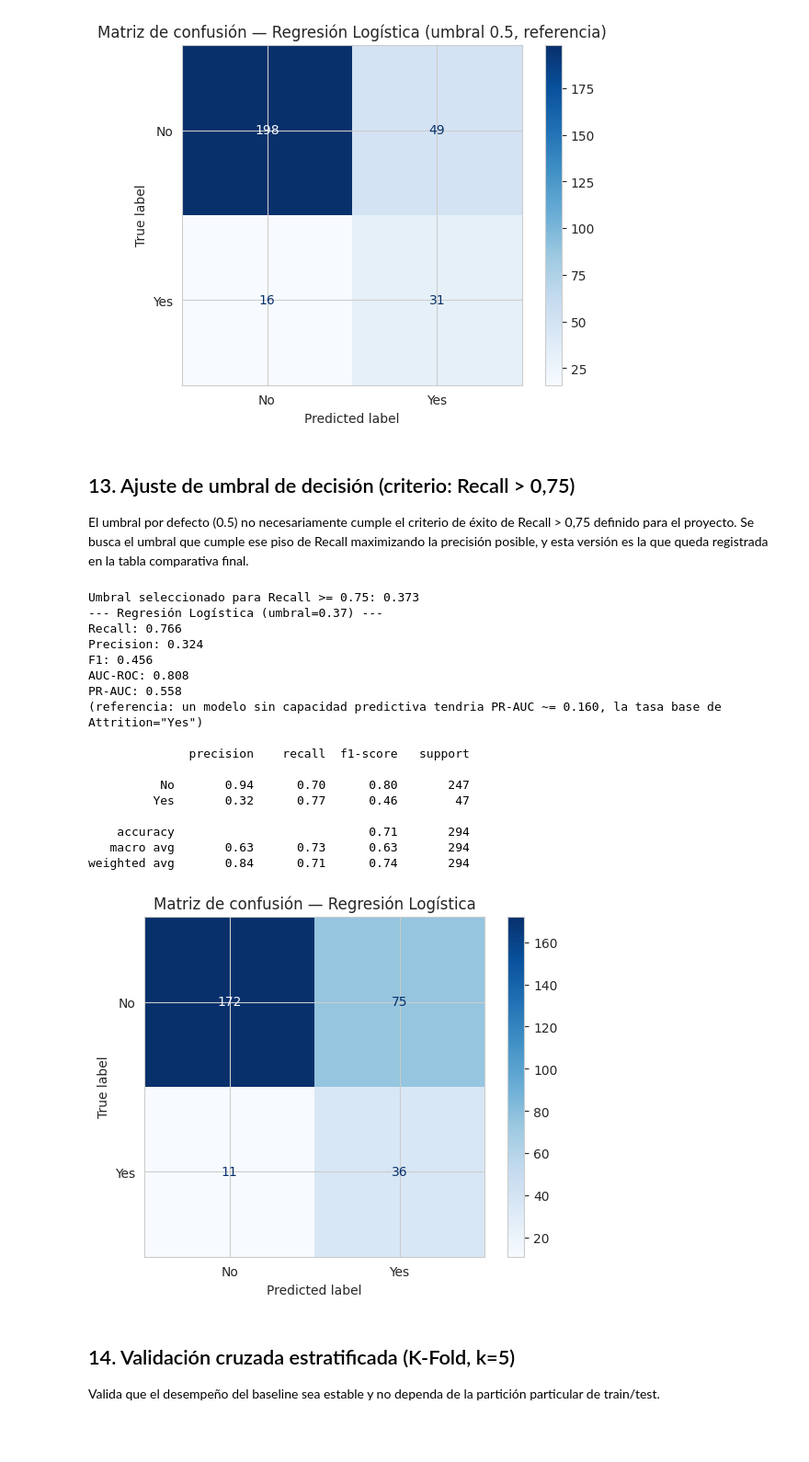
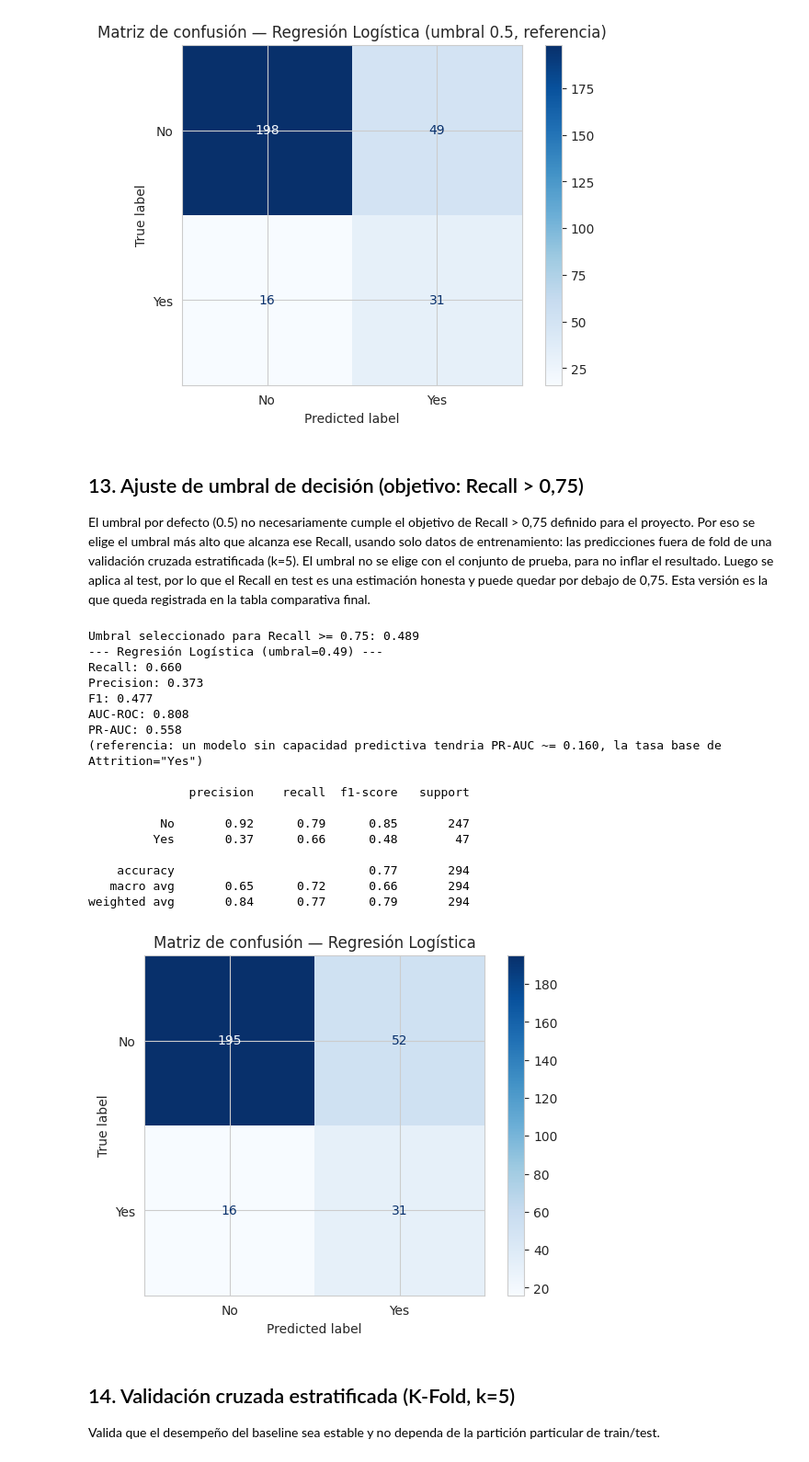
Before and after one commit to guss1976/TrabajoFinalCienciaDatos, a Jupyter notebook: Trabajo_Final_Integrador_ver3.ipynb, the cells around one changed output. Shown at 92% size. Saved outputs shown, nothing was run; the diff lists cells and outputs as text; code cells hidden in the pictures; blank space fills up the shorter version.

```diff
--- a/Trabajo_Final_Integrador_ver3.ipynb
+++ b/Trabajo_Final_Integrador_ver3.ipynb
@@ -360,6 +360,14 @@ def umbral_para_recall_objetivo(y_true, y_proba, recall_objetivo=0.75):
         return 0.0
     umbral_optimo = max(candidatos, key=lambda x: x[1])[0]
     return umbral_optimo
+
+from sklearn.model_selection import cross_val_predict
+
+def umbral_desde_train(pipe, recall_objetivo=0.75):
+    """Elige el umbral solo con datos de entrenamiento (predicciones fuera de fold)."""
+    cv_umbral = StratifiedKFold(n_splits=5, shuffle=True, random_state=RANDOM_STATE)
+    oof = cross_val_predict(pipe, X_train, y_train, cv=cv_umbral, method='predict_proba')[:, 1]
+    return umbral_para_recall_objetivo(y_train, oof, recall_objetivo)
 # %% [markdown]
 ## 12. Modelo baseline: Regresión Logística
 
@@ -395,35 +402,33 @@ PR-AUC: 0.558
 weighted avg       0.84      0.78      0.80       294
 [figure]
 # %% [markdown]
-## 13. Ajuste de umbral de decisión (criterio: Recall > 0,75)
+## 13. Ajuste de umbral de decisión (objetivo: Recall > 0,75)
 
-El umbral por defecto (0.5) no necesariamente cumple el criterio de éxito de Recall > 0,75 definido para el
-proyecto. Se busca el umbral que cumple ese piso de Recall maximizando la precisión posible, y esta versión
-es la que queda registrada en la tabla comparativa final.
+El umbral por defecto (0.5) no necesariamente cumple el objetivo de Recall > 0,75 definido para el proyecto. Por eso se elige el umbral más alto que alcanza ese Recall, usando solo datos de entrenamiento: las predicciones fuera de fold de una validación cruzada estratificada (k=5). El umbral no se elige con el conjunto de prueba, para no inflar el resultado. Luego se aplica al test, por lo que el Recall en test es una estimación honesta y puede quedar por debajo de 0,75. Esta versión es la que queda registrada en la tabla comparativa final.
 # %%
-umbral_logreg = umbral_para_recall_objetivo(y_test, proba_logreg, recall_objetivo=0.75)
+umbral_logreg = umbral_desde_train(pipe_logreg, recall_objetivo=0.75)
 print(f'Umbral seleccionado para Recall >= 0.75: {umbral_logreg:.3f}')
 
 _ = evaluar_modelo('Regresión Logística', y_test, proba_logreg, threshold=umbral_logreg)
 # %% [output]
-Umbral seleccionado para Recall >= 0.75: 0.373
---- Regresión Logística (umbral=0.37) ---
-Recall: 0.766
-Precision: 0.324
-F1: 0.456
+Umbral seleccionado para Recall >= 0.75: 0.489
+--- Regresión Logística (umbral=0.49) ---
+Recall: 0.660
+Precision: 0.373
+F1: 0.477
 AUC-ROC: 0.808
 PR-AUC: 0.558
 (referencia: un modelo sin capacidad predictiva tendria PR-AUC ~= 0.160, la tasa base de Attrition="Yes")
 
               precision    recall  f1-score   support
 
-          No       0.94      0.70      0.80       247
-         Yes       0.32      0.77      0.46        47
+          No       0.92      0.79      0.85       247
+         Yes       0.37      0.66      0.48        47
 
-    accuracy                           0.71       294
-   macro avg       0.63      0.73      0.63       294
-weighted avg       0.84      0.71      0.74       294
+    accuracy                           0.77       294
+   macro avg       0.65      0.72      0.66       294
+weighted avg       0.84      0.77      0.79       294
-[figure, old version]
+[figure, new version]
 # %% [markdown]
 ## 14. Validación cruzada estratificada (K-Fold, k=5)
 
```
Also changed, not shown: parts of 11 cells of this notebook.
